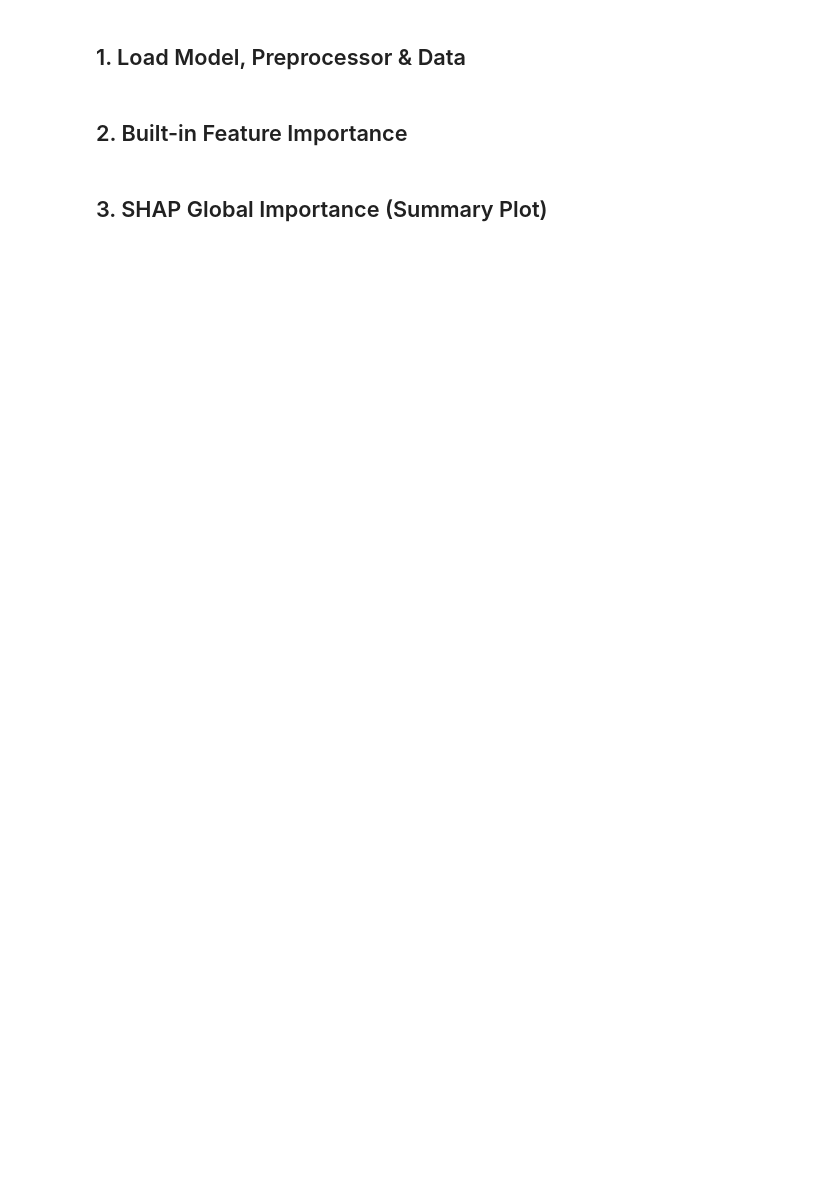
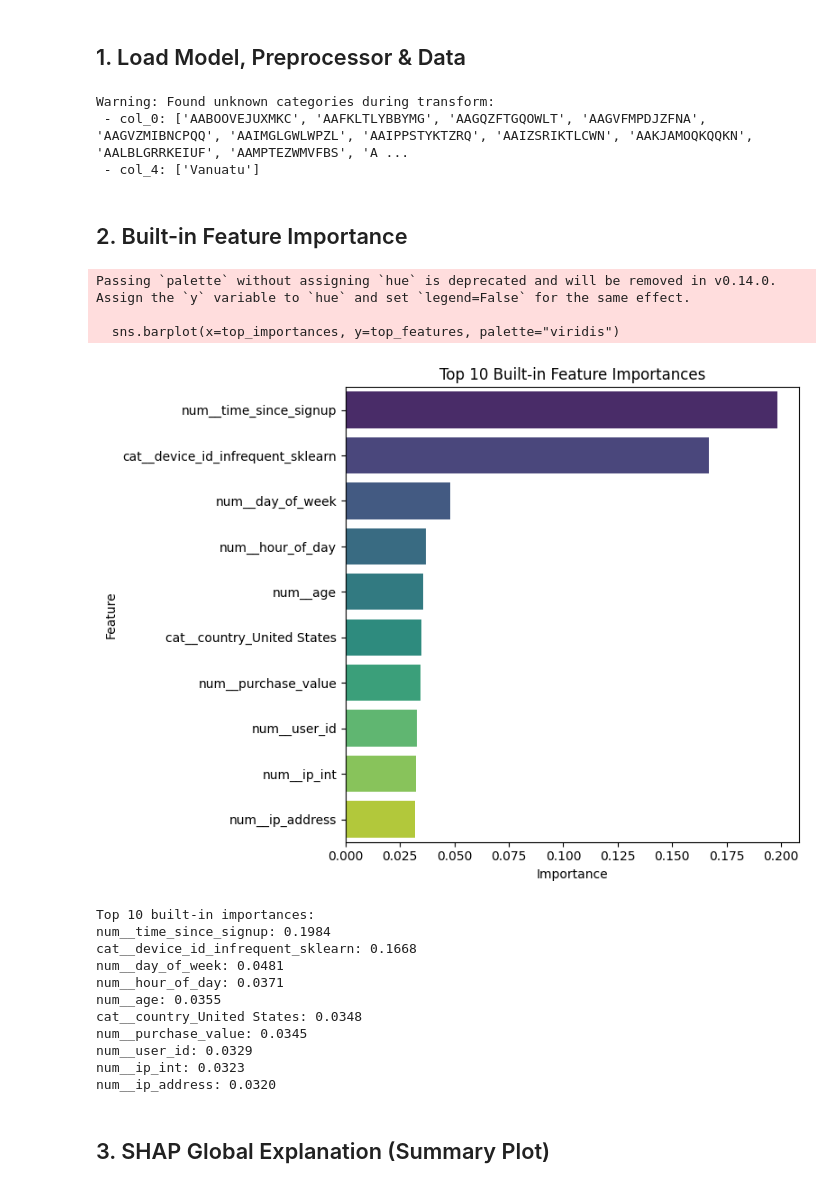
Before and after one commit to Moggycool/fraud-detection, a Jupyter notebook: notebooks/shap-explainability.ipynb, the cells around one changed output. Drawn from its saved outputs; the diff is of its cells as text; code cells hidden in the pictures; blank space fills up the shorter version.

```diff
--- a/notebooks/shap-explainability.ipynb
+++ b/notebooks/shap-explainability.ipynb
@@ -40,2 +10,45 @@ print("Test shape:", X_test.shape)
+# %%
+## 1. Setup & Load Data
+
+import numpy as np
+import pandas as pd
+import joblib
+import shap
+import matplotlib.pyplot as plt
+import seaborn as sns
+
+import os
+import sys
+from pathlib import Path
+
+# Add project root to sys.path
+PROJECT_ROOT = Path("..").resolve()  # assuming notebook is in 'notebooks/'
+if str(PROJECT_ROOT) not in sys.path:
+    sys.path.insert(0, str(PROJECT_ROOT))
+
+DATA = "D:/Python/Week-5-6/fraud-detection/data/processed/fraud_data_features.csv"
+MODEL_BUNDLE = "D:/Python/Week-5-6/fraud-detection/models/final_fraud_model.pkl"
+
+# Load DataFrame and separate features/target
+df = pd.read_csv(DATA)
+X = df.drop(columns=["class"])
+y = df["class"]
+
+# Stratified split (same as modeling, random_state=42)
+from src.data_split import stratified_split
+X_train, X_test, y_train, y_test = stratified_split(X, y, test_size=0.2, random_state=42)
+
+# Load model & preprocessor
+bundle = joblib.load(MODEL_BUNDLE)
+model = bundle['model']
+preprocessor = bundle['preprocessor']
+
+# Apply preprocessing to test set
+X_test_p = preprocessor.transform(X_test)
+feature_names = preprocessor.get_feature_names_out()
+# %% [output]
+Warning: Found unknown categories during transform:
+ - col_0: ['AABOOVEJUXMKC', 'AAFKLTLYBBYMG', 'AAGQZFTGQOWLT', 'AAGVFMPDJZFNA', 'AAGVZMIBNCPQQ', 'AAIMGLGWLWPZL', 'AAIPPSTYKTZRQ', 'AAIZSRIKTLCWN', 'AAKJAMOQKQQKN', 'AALBLGRRKEIUF', 'AAMPTEZWMVFBS', 'A ...
+ - col_4: ['Vanuatu']
 # %% [markdown]
 ## 2. Built-in Feature Importance
@@ -47,2 +55,36 @@ plt.show()
+# %%
+# Plot and list the top 10 built-in feature importances from the Random Forest
+importances = model.feature_importances_
+indices = np.argsort(importances)[::-1][:10]
+top_features = np.array(feature_names)[indices]
+top_importances = importances[indices]
+
+plt.figure(figsize=(8,6))
+sns.barplot(x=top_importances, y=top_features, palette="viridis")
+plt.title("Top 10 Built-in Feature Importances")
+plt.xlabel("Importance")
+plt.ylabel("Feature")
+plt.tight_layout()
+plt.show()
+
+print("Top 10 built-in importances:")
+for name, imp in zip(top_features, top_importances):
+    print(f"{name}: {imp:.4f}")
+# %% [output]
+Passing `palette` without assigning `hue` is deprecated and will be removed in v0.14.0. Assign the `y` variable to `hue` and set `legend=False` for the same effect.
+
+  sns.barplot(x=top_importances, y=top_features, palette="viridis")
+[figure, added]
+Top 10 built-in importances:
+num__time_since_signup: 0.1984
+cat__device_id_infrequent_sklearn: 0.1668
+num__day_of_week: 0.0481
+num__hour_of_day: 0.0371
+num__age: 0.0355
+cat__country_United States: 0.0348
+num__purchase_value: 0.0345
+num__user_id: 0.0329
+num__ip_int: 0.0323
+num__ip_address: 0.0320
 # %% [markdown]
-## 3. SHAP Global Importance (Summary Plot)
+## 3. SHAP Global Explanation (Summary Plot)
```
Also changed, not shown: parts of 18 cells of this notebook.
